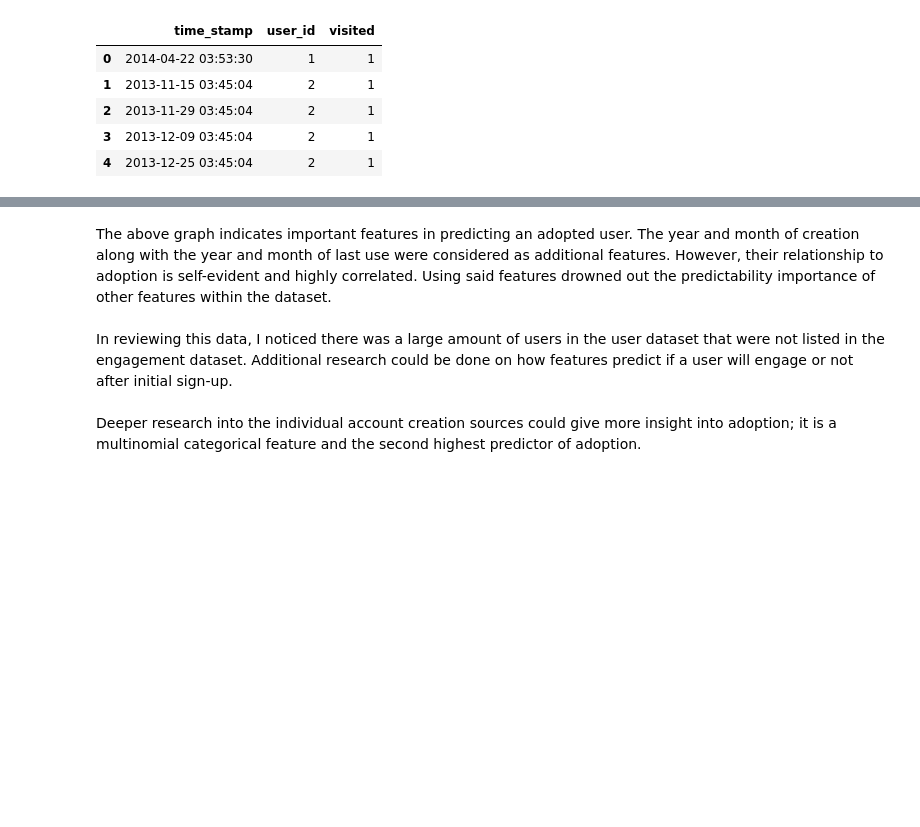
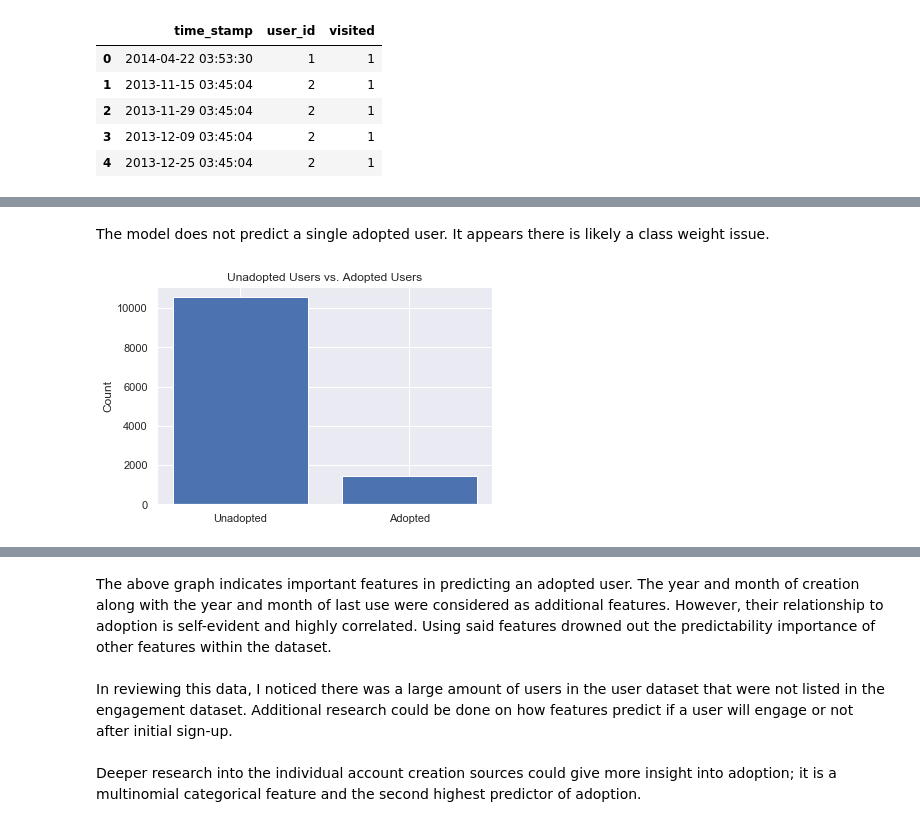
Before and after one commit to jsking751/Springboard-2.0, a Jupyter notebook: Coding Challenges/Relax Inc. Challenge.ipynb, the cells around one changed output, grey strips where cells are left out. Drawn from its saved outputs; the diff is of its cells as text; code cells hidden in the pictures; blank space fills up the shorter version.

```diff
--- a/Coding Challenges/Relax Inc. Challenge.ipynb
+++ b/Coding Challenges/Relax Inc. Challenge.ipynb
@@ -286,0 +305,14 @@ plt.show()
+# %% [markdown]
+The model does not predict a single adopted user. It appears there is likely a class weight issue.
+# %%
+# Get labels and counts for unadopted and adopted users.
+adopted, counts = np.unique(users.adopted, return_counts=True)
+
+# Plot total number of adopted users vs unadopted users.
+plt.bar(adopted, counts)
+plt.xticks([0,1], ['Unadopted', 'Adopted'])
+plt.title('Unadopted Users vs. Adopted Users')
+plt.ylabel('Count')
+plt.show()
+# %% [output]
+[figure, added]
```
Also changed, not shown: parts of 9 cells of this notebook.
